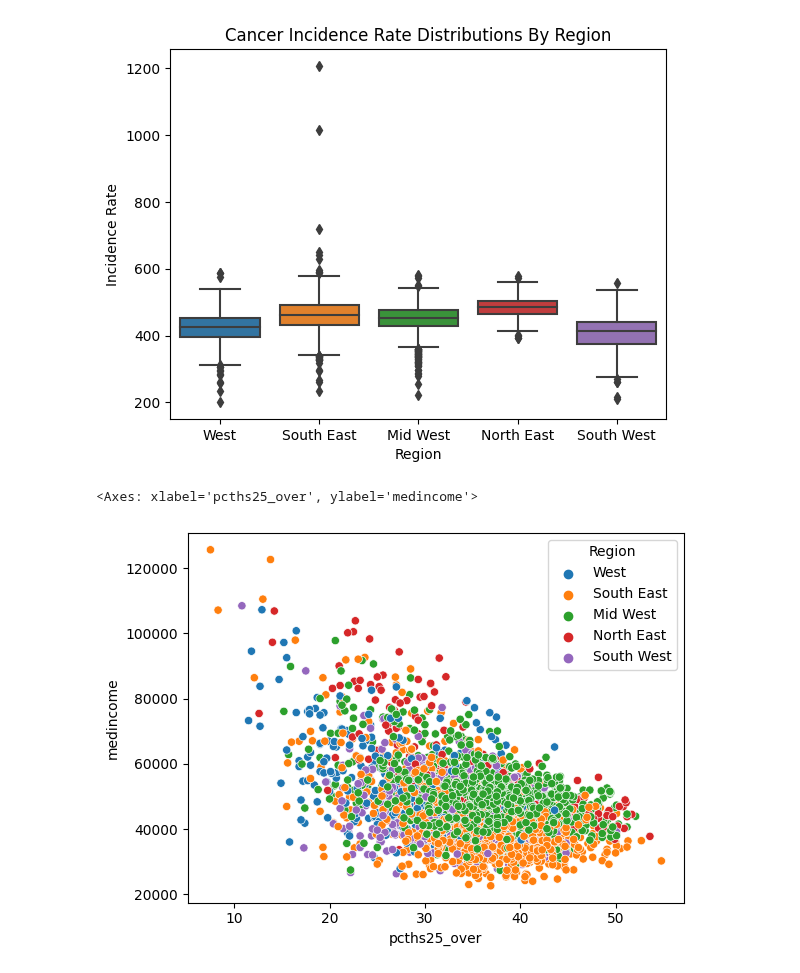
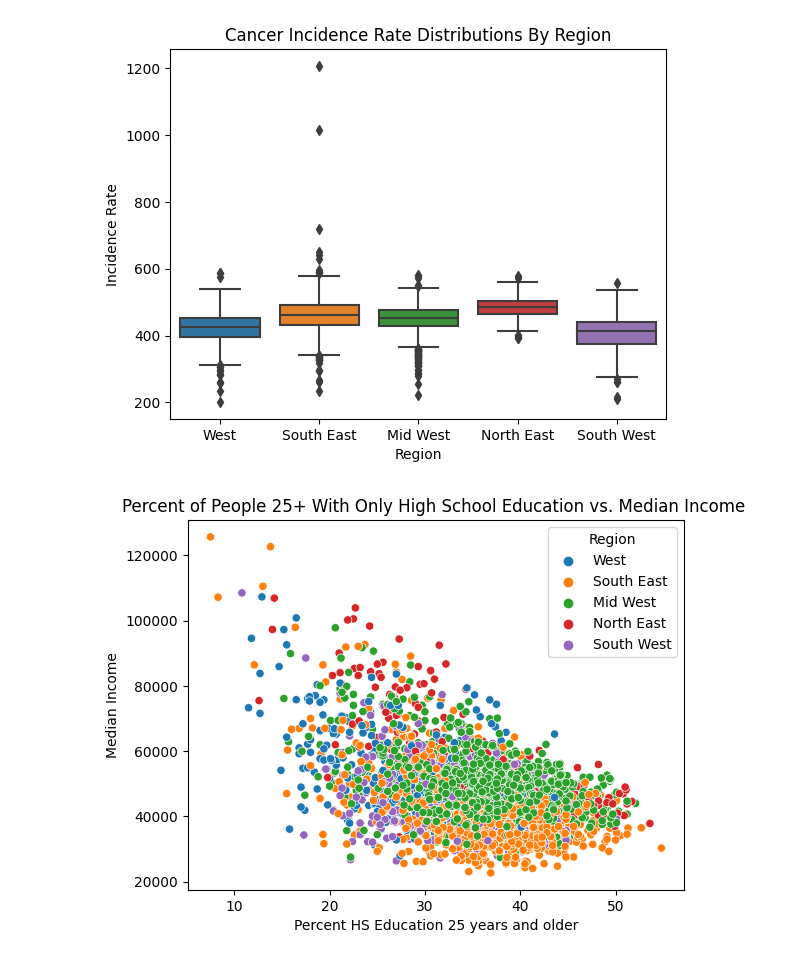
Before and after one commit to caseyhild/Data-Science-For-Cancer-Analysis, a Jupyter notebook: EDACheckpointGroup_Sp23_Casey_s_Group.ipynb, the cells around one changed output. Cells and saved outputs as stored; diff of their text form; code cells hidden in the pictures.

Commit message:
Updated plots for EDA

```diff
--- a/EDACheckpointGroup_Sp23_Casey_s_Group.ipynb
+++ b/EDACheckpointGroup_Sp23_Casey_s_Group.ipynb
@@ -223,7 +238,7 @@ data_cancer.columns = ['avganncount', 'avgdeathsperyear', 'Death Rate', 'Inciden
        'Median Income', 'popest2015', 'Poverty Percent', 'binnedinc', 'medianage',
        'medianagemale', 'medianagefemale', 'geography', 'pcths25_over',
        'pctbachdeg25_over', 'pctemployed16_over', 'pctunemployed16_over',
-       'pctprivatecoverage', 'pctempprivcoverage', 'pctpubliccoverage',
+       'Percent Private Coverage', 'Percentt Emp Private Coverage', 'Percent Public Coverage',
        'County', 'State', 'Region']
 # %%
 data_cancer['pctemployed16_over'].isna().any()
@@ -273,7 +288,7 @@ Text(0.5, 1.0, 'Cancer Incidence Rate Distributions By Region')
 [figure]
 # %%
 sns.scatterplot(x='pcths25_over', y='Median Income', hue='Region', data=data_cancer)
-plt.title("Percent of High Sco")
+plt.title("Percent of People 25+ With Only High School Education vs. Median Income ");
+plt.xlabel("Percent HS Education 25 years and older");
 # %% [output]
-<Axes: xlabel='pcths25_over', ylabel='medincome'>
-[figure, old version]
+[figure, new version]
```
Also changed, not shown: parts of 8 cells of this notebook.
